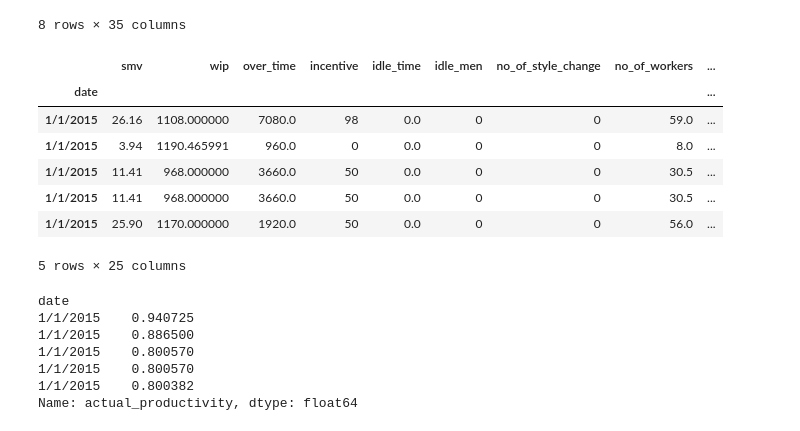
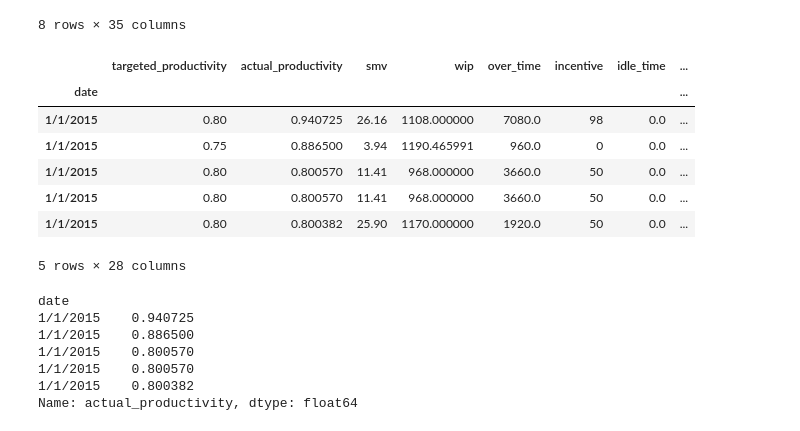
Before and after one commit to lmunozm2/Proyecto-1, a Jupyter notebook: Modelo (1).ipynb, the cells around one changed output. Saved outputs shown, nothing was run; the diff lists cells and outputs as text; code cells hidden in the pictures.

```diff
--- a/Modelo (1).ipynb
+++ b/Modelo (1).ipynb
@@ -130,20 +130,20 @@ data_final.describe()
 | max | 0.800000 | 54.560000 | 23122.000000 | 15120.000000 | 3600.000000 | 300.000000 | 45.000000 | 2.000000 | ... |
 8 rows × 35 columns
 # %%
-features = ["smv", "wip", "over_time", "incentive", "idle_time", "idle_men", "no_of_style_change", "no_of_workers","day_Saturday",
-            "day_Sunday","day_Thursday","day_Tuesday","day_Wednesday", "department_finishing","team_T1","team_T2","team_T3","team_T4","team_T5",
+features = ["targeted_productivity","actual_productivity","smv", "wip", "over_time", "incentive", "idle_time", "idle_men", "no_of_style_change", "no_of_workers","day_Saturday",
+            "day_Sunday","day_Thursday","day_Tuesday","day_Wednesday", "department_finishing","department_sweing","team_T1","team_T2","team_T3","team_T4","team_T5",
             "team_T6","team_T7","team_T8","team_T9","team_T10","team_T11"]
 X=data_final[features]
 X.head()
 # %% [output]
-|  | smv | wip | over_time | incentive | idle_time | idle_men | no_of_style_change | no_of_workers | ... |
-| date |  |  |  |  |  |  |  |  | ... |
-| 1/1/2015 | 26.16 | 1108.000000 | 7080.0 | 98 | 0.0 | 0 | 0 | 59.0 | ... |
-| 1/1/2015 | 3.94 | 1190.465991 | 960.0 | 0 | 0.0 | 0 | 0 | 8.0 | ... |
-| 1/1/2015 | 11.41 | 968.000000 | 3660.0 | 50 | 0.0 | 0 | 0 | 30.5 | ... |
-| 1/1/2015 | 11.41 | 968.000000 | 3660.0 | 50 | 0.0 | 0 | 0 | 30.5 | ... |
-| 1/1/2015 | 25.90 | 1170.000000 | 1920.0 | 50 | 0.0 | 0 | 0 | 56.0 | ... |
+|  | targeted_productivity | actual_productivity | smv | wip | over_time | incentive | idle_time | ... |
+| date |  |  |  |  |  |  |  | ... |
+| 1/1/2015 | 0.80 | 0.940725 | 26.16 | 1108.000000 | 7080.0 | 98 | 0.0 | ... |
+| 1/1/2015 | 0.75 | 0.886500 | 3.94 | 1190.465991 | 960.0 | 0 | 0.0 | ... |
+| 1/1/2015 | 0.80 | 0.800570 | 11.41 | 968.000000 | 3660.0 | 50 | 0.0 | ... |
+| 1/1/2015 | 0.80 | 0.800570 | 11.41 | 968.000000 | 3660.0 | 50 | 0.0 | ... |
+| 1/1/2015 | 0.80 | 0.800382 | 25.90 | 1170.000000 | 1920.0 | 50 | 0.0 | ... |
-5 rows × 25 columns
+5 rows × 28 columns
 # %%
 y=data_final["actual_productivity"]
 y.head()
```
Also changed, not shown: parts of 12 cells of this notebook.
